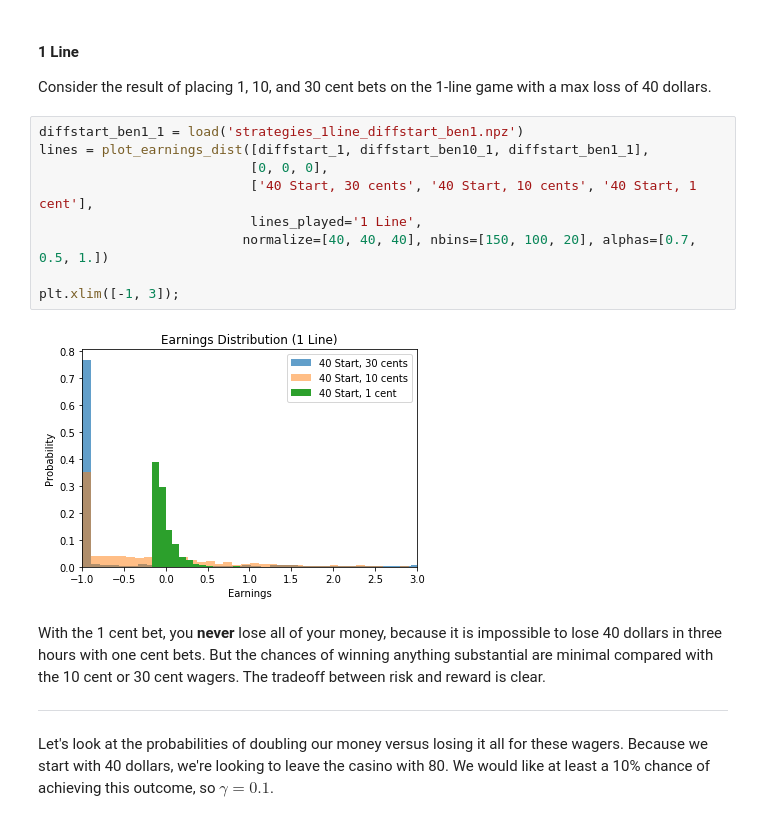
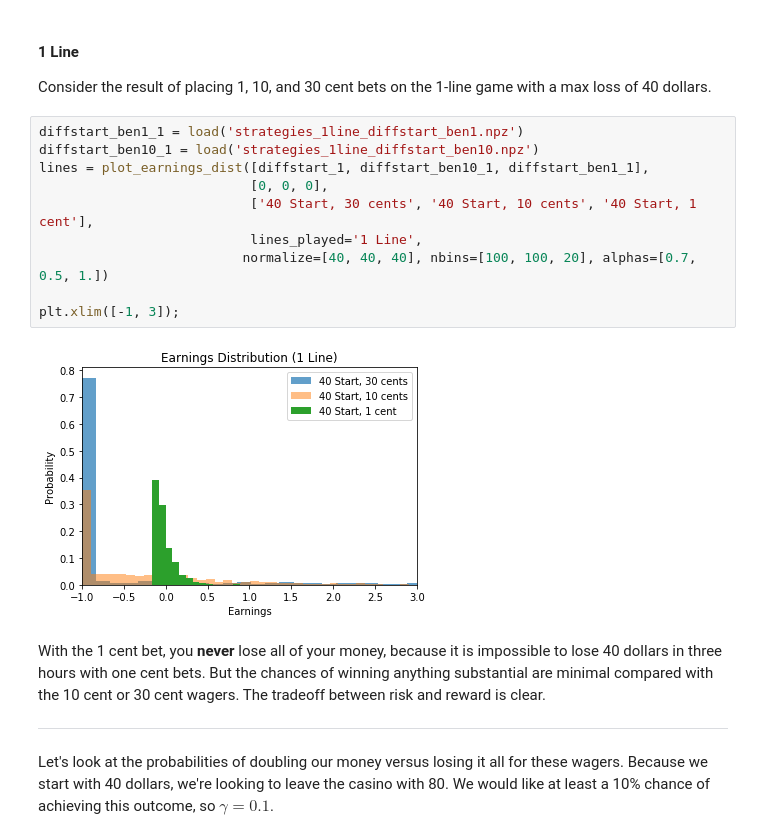
Before and after one commit to benmayersohn/penny-slots, a Jupyter notebook: gambling.ipynb, the cells around one changed output. Cells and saved outputs as stored; diff of their text form.

```diff
--- a/gambling.ipynb
+++ b/gambling.ipynb
@@ -423,15 +423,16 @@ Basically, we want to risk the least amount of money as possible to achieve what
 Consider the result of placing 1, 10, and 30 cent bets on the 1-line game with a max loss of 40 dollars.
 # %%
 diffstart_ben1_1 = load('strategies_1line_diffstart_ben1.npz')
+diffstart_ben10_1 = load('strategies_1line_diffstart_ben10.npz')
 lines = plot_earnings_dist([diffstart_1, diffstart_ben10_1, diffstart_ben1_1],
                            [0, 0, 0],
                            ['40 Start, 30 cents', '40 Start, 10 cents', '40 Start, 1 cent'],
                            lines_played='1 Line',
-                          normalize=[40, 40, 40], nbins=[150, 100, 20], alphas=[0.7, 0.5, 1.])
+                          normalize=[40, 40, 40], nbins=[100, 100, 20], alphas=[0.7, 0.5, 1.])
 
 plt.xlim([-1, 3]);
 # %% [output]
-[figure, old version]
+[figure, new version]
 # %% [markdown]
 With the 1 cent bet, you **never** lose all of your money, because it is impossible to lose 40 dollars in three hours with one cent bets. But the chances of winning anything substantial are minimal compared with the 10 cent or 30 cent wagers. The tradeoff between risk and reward is clear.
 
```
Also changed, not shown: parts of 4 cells of this notebook, 12 other files.
